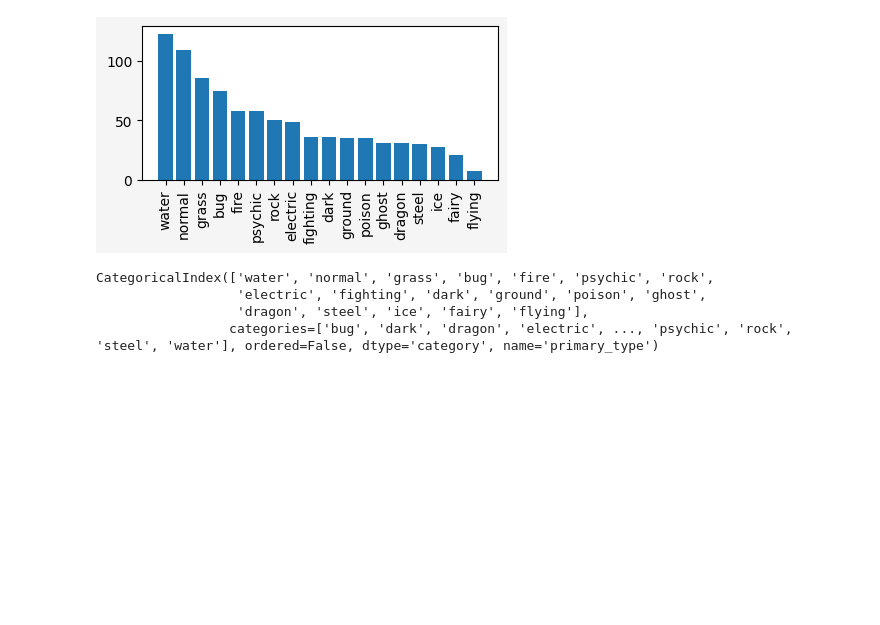
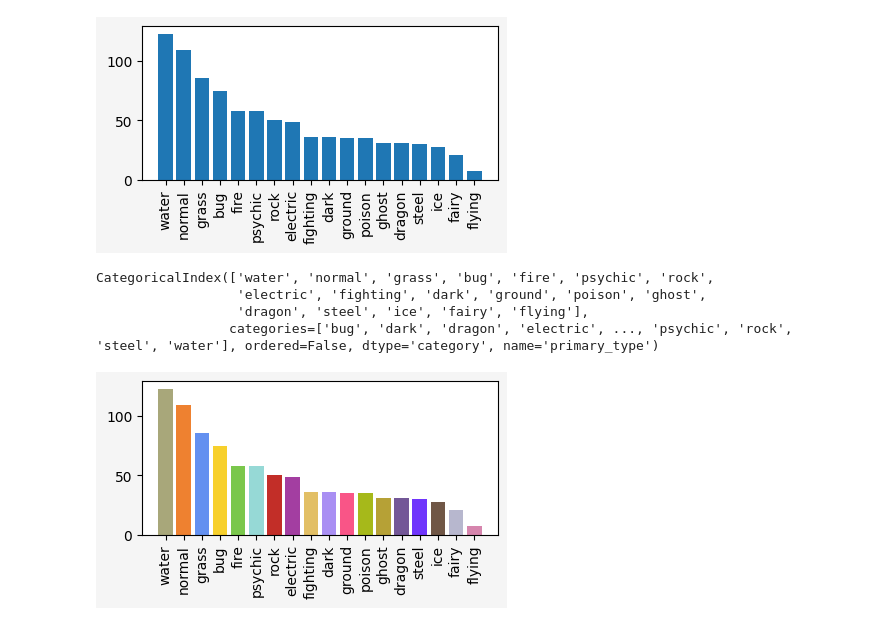
Before and after one commit to mathspp/20240510-webinar-pandas-matplotlib, a Jupyter notebook: webinar.ipynb, the cells around one changed output. Drawn from its saved outputs; the diff is of its cells as text; code cells hidden in the pictures; blank space fills up the shorter version.

```diff
--- a/webinar.ipynb
+++ b/webinar.ipynb
@@ -838,3 +838,44 @@ CategoricalIndex(['water', 'normal', 'grass', 'bug', 'fire', 'psychic', 'rock',
                   'electric', 'fighting', 'dark', 'ground', 'poison', 'ghost',
                   'dragon', 'steel', 'ice', 'fairy', 'flying'],
                  categories=['bug', 'dark', 'dragon', 'electric', ..., 'psychic', 'rock', 'steel', 'water'], ordered=False, dtype='category', name='primary_type')
+# %%
+type_colours_data = {
+    "normal": "#A8A77A",
+    "fire": "#EE8130",
+    "water": "#6390F0",
+    "electric": "#F7D02C",
+    "grass": "#7AC74C",
+    "ice": "#96D9D6",
+    "fighting": "#C22E28",
+    "poison": "#A33EA1",
+    "ground": "#E2BF65",
+    "flying": "#A98FF3",
+    "psychic": "#F95587",
+    "bug": "#A6B91A",
+    "rock": "#B6A136",
+    "ghost": "#735797",
+    "dragon": "#6F35FC",
+    "dark": "#705746",
+    "steel": "#B7B7CE",
+    "fairy": "#D685AD",
+}
+# %%
+fig, ax = plt.subplots(
+    figsize=(4, 2.25),
+    facecolor="whitesmoke",
+    layout="constrained",
+)
+
+p_type = pokemon["primary_type"]
+ax.bar(
+    range(p_type.nunique()),
+    p_type.value_counts(),
+    color=type_colours_data.values(),
+)
+_ = ax.set_xticks(
+    range(p_type.nunique()),
+    labels=p_type.value_counts().index,
+    rotation=90,
+)
+# %% [output]
+[figure, added]
```
